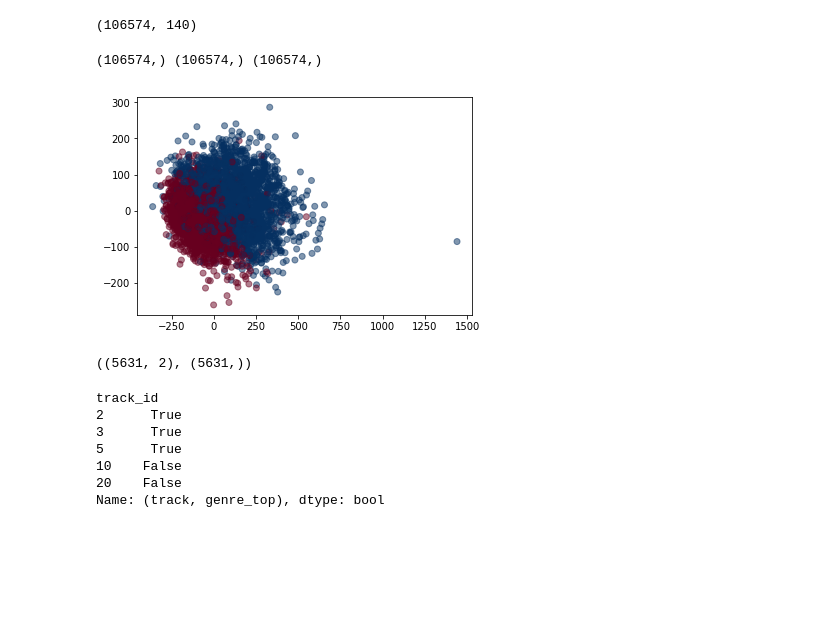
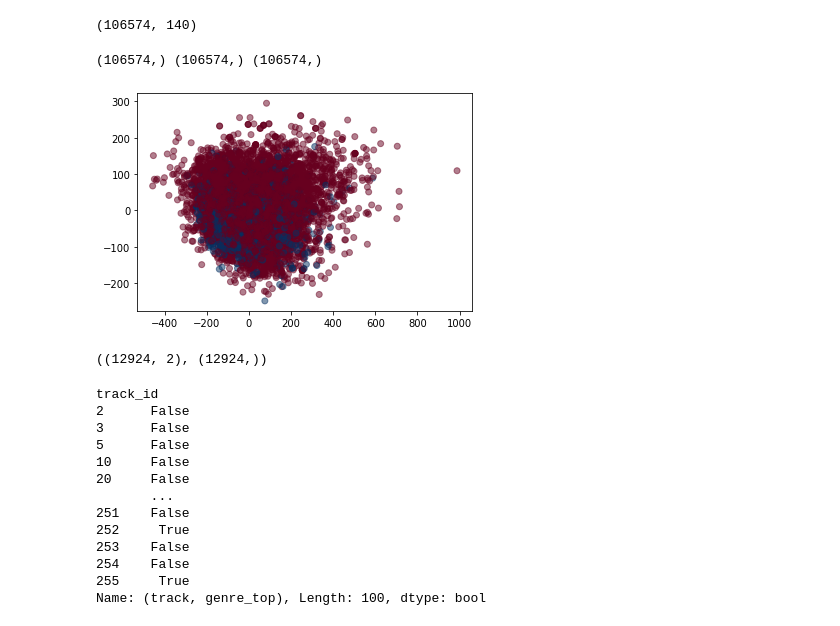
Before and after one commit to bmp0924/Neural-Network-Senior-Project, a Jupyter notebook: load_fma_dataset.ipynb, the cells around one changed output. Saved outputs shown, nothing was run; the diff lists cells and outputs as text; code cells hidden in the pictures; blank space fills up the shorter version.

```diff
--- a/load_fma_dataset.ipynb
+++ b/load_fma_dataset.ipynb
@@ -51,7 +51,11 @@ def load(filepath):
         return tracks
 # %%
 # Directory where mp3 are stored.
-filepath = 'audio_files/tracks.csv'
-tracks = pd.read_csv(filepath, index_col=0, header=[0, 1])
+AUDIO_DIR = os.environ.get('AUDIO_DIR')
+print(AUDIO_DIR)
+
+trackpath = os.path.join(AUDIO_DIR,'fma_metadata','tracks.csv')
+
+tracks = pd.read_csv(trackpath, index_col=0, header=[0, 1])
 tracks.head()
 # %% [output]
@@ -125,7 +130,7 @@ validation     800
 Name: (set, split), dtype: int64
 # %%
-filepath = 'baseline_model/features.csv'
-features = pd.read_csv(filepath, index_col=0,header=[0, 1, 2], skip_blank_lines=True )
+baselinepath = trackpath = os.path.join(AUDIO_DIR,'fma_metadata','features.csv')
+features = pd.read_csv(baselinepath, index_col=0,header=[0, 1, 2], skip_blank_lines=True )
 # %%
 features.head()
 # %% [output]
@@ -158,31 +163,37 @@ mfcc.shape
 (106574, 140)
 # %%
 small = tracks['set', 'subset'] <= 'small'
-genre1 = tracks['track', 'genre_top'] == 'Instrumental'
+genre1 = tracks['track', 'genre_top'] == 'Electronic'
 genre2 = tracks['track', 'genre_top'] == 'Hip-Hop'
 
 print(small.shape, genre1.shape, genre2.shape)
 
 X = features.loc[small & (genre1 | genre2), 'mfcc']
 X = skl.decomposition.PCA(n_components=2).fit_transform(X)
 
 y = tracks.loc[small & (genre1 | genre2), ('track', 'genre_top')]
 y = skl.preprocessing.LabelEncoder().fit_transform(y)
 
 plt.scatter(X[:,0], X[:,1], c=y, cmap='RdBu', alpha=0.5)
 plt.show()
 X.shape, y.shape
 # %% [output]
 (106574,) (106574,) (106574,)
-[figure, old version]
+[figure, new version]
-((5631, 2), (5631,))
+((12924, 2), (12924,))
 # %%
-genre2.head()
+genre2.head(100)
 # %% [output]
 track_id
-2      True
-3      True
-5      True
-10    False
-20    False
-Name: (track, genre_top), dtype: bool
+2      False
+3      False
+5      False
+10     False
+20     False
+       ...
+251    False
+252     True
+253    False
+254    False
+255     True
+Name: (track, genre_top), Length: 100, dtype: bool
```
Also changed, not shown: parts of 3 cells of this notebook.
